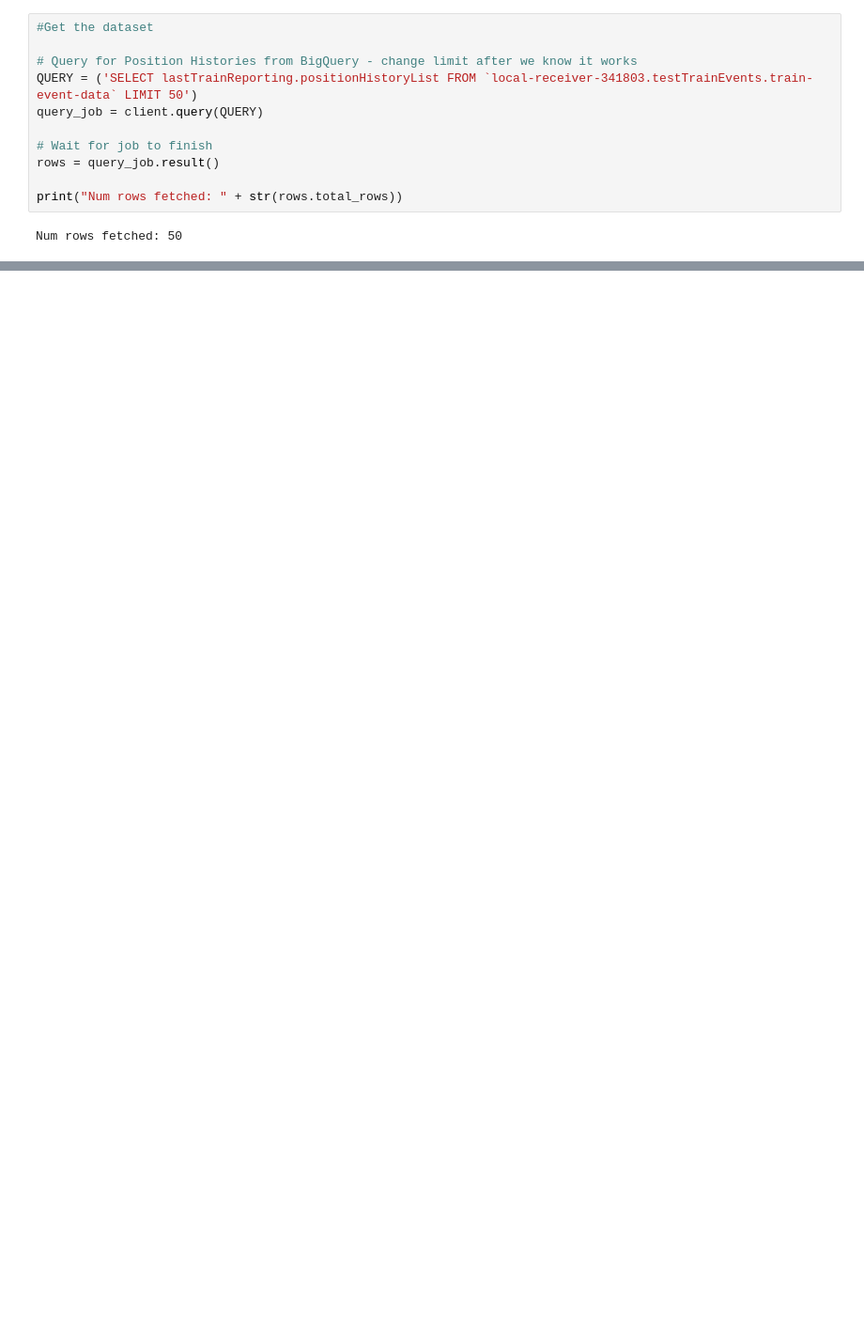
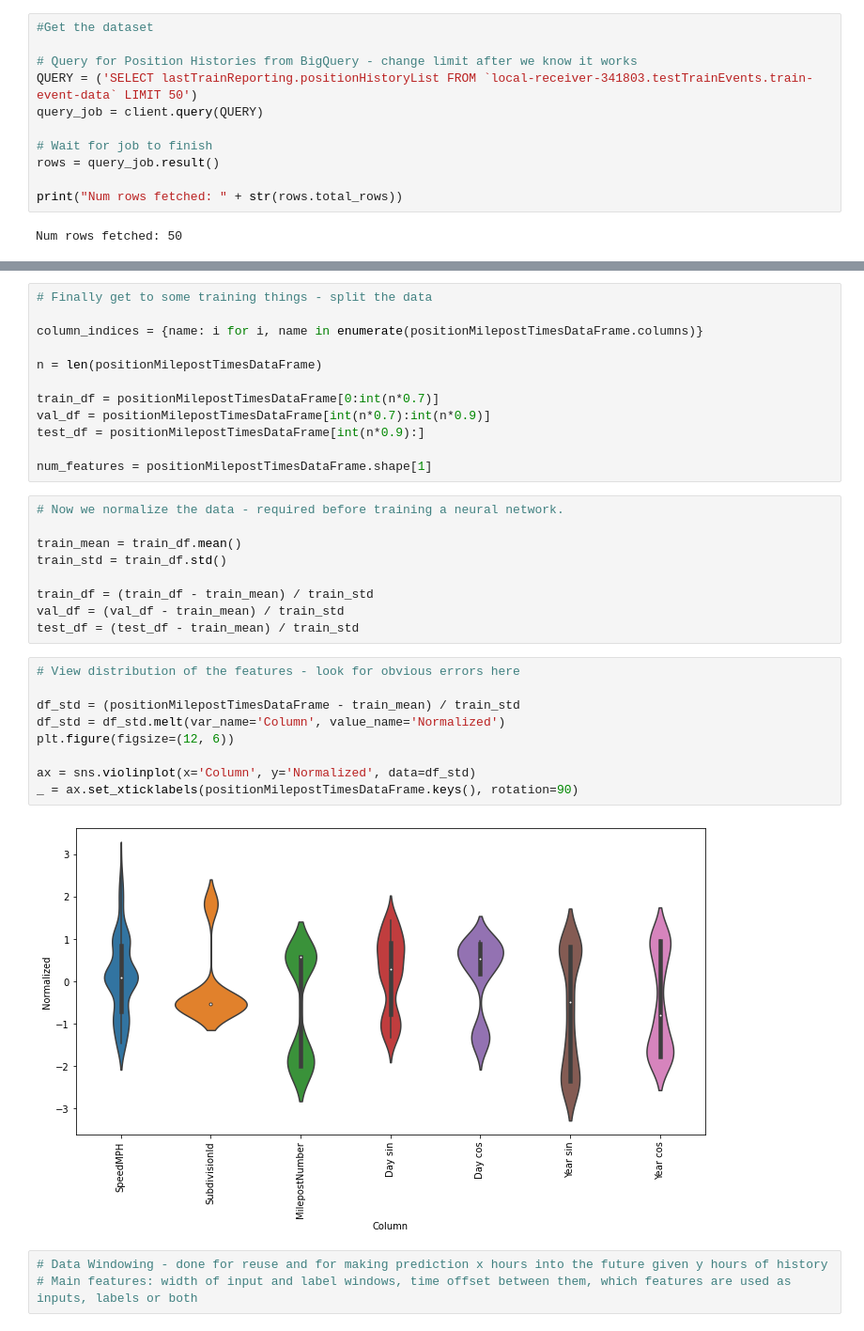
Before and after one commit to uno-amullinnix/train-position-model, a Jupyter notebook: notebooks/TimeSeriesForecasting.ipynb, the cells around one changed output, grey strips where cells are left out. Shown at 94% size. Drawn from its saved outputs; the diff is of its cells as text; blank space fills up the shorter version.

```diff
--- a/notebooks/TimeSeriesForecasting.ipynb
+++ b/notebooks/TimeSeriesForecasting.ipynb
@@ -81,0 +148,35 @@ positionMilepostTimesDataFrame.head()
+# %%
+# Finally get to some training things - split the data
+
+column_indices = {name: i for i, name in enumerate(positionMilepostTimesDataFrame.columns)}
+
+n = len(positionMilepostTimesDataFrame)
+
+train_df = positionMilepostTimesDataFrame[0:int(n*0.7)]
+val_df = positionMilepostTimesDataFrame[int(n*0.7):int(n*0.9)]
+test_df = positionMilepostTimesDataFrame[int(n*0.9):]
+
+num_features = positionMilepostTimesDataFrame.shape[1]
+# %%
+# Now we normalize the data - required before training a neural network.
+
+train_mean = train_df.mean()
+train_std = train_df.std()
+
+train_df = (train_df - train_mean) / train_std
+val_df = (val_df - train_mean) / train_std
+test_df = (test_df - train_mean) / train_std
+# %%
+# View distribution of the features - look for obvious errors here
+
+df_std = (positionMilepostTimesDataFrame - train_mean) / train_std
+df_std = df_std.melt(var_name='Column', value_name='Normalized')
+plt.figure(figsize=(12, 6))
+
+ax = sns.violinplot(x='Column', y='Normalized', data=df_std)
+_ = ax.set_xticklabels(positionMilepostTimesDataFrame.keys(), rotation=90)
+# %% [output]
+[figure, added]
+# %%
+# Data Windowing - done for reuse and for making prediction x hours into the future given y hours of history
+# Main features: width of input and label windows, time offset between them, which features are used as inputs, labels or both
```
Also changed, not shown: parts of 8 cells of this notebook.
